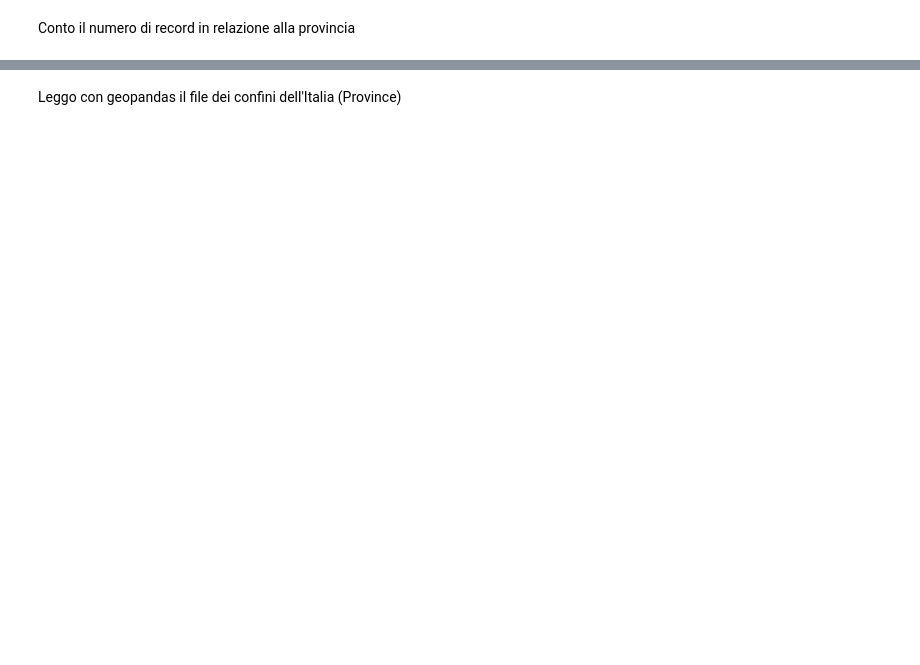
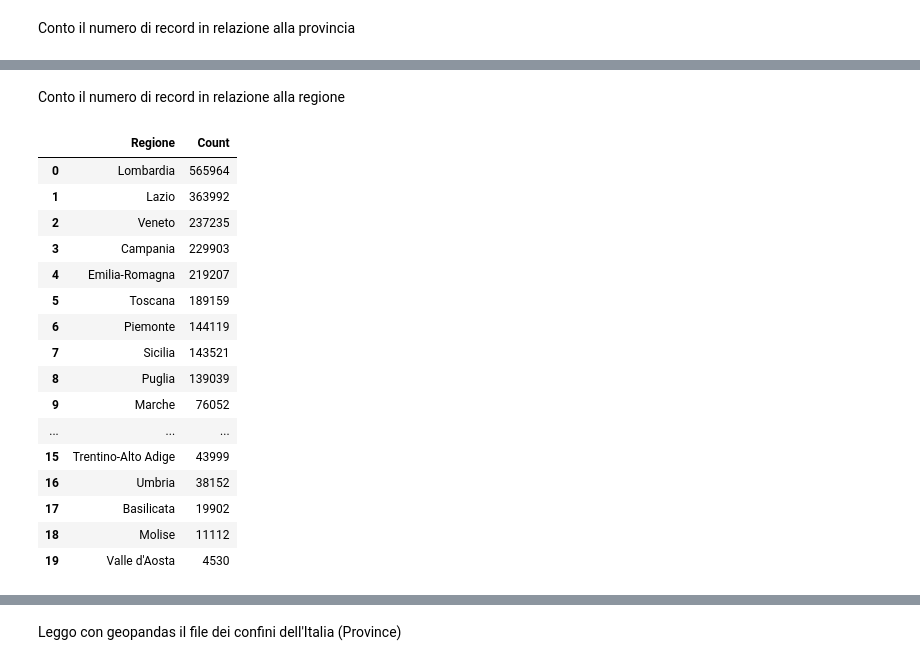
Before and after one commit to IceScreaM98/ML-companies-balance, a Jupyter notebook: Notebooks/Data_ETL/Dataset_geographic_analysis.ipynb, the cells around one changed output, grey strips where cells are left out. Saved outputs shown, nothing was run; the diff lists cells and outputs as text; code cells hidden in the pictures; blank space fills up the shorter version.

```diff
--- a/Notebooks/Data_ETL/Dataset_geographic_analysis.ipynb
+++ b/Notebooks/Data_ETL/Dataset_geographic_analysis.ipynb
@@ -45,0 +103,28 @@ province_counts["Province"].unique()
+# %% [markdown]
+Conto il numero di record in relazione alla regione
+# %%
+region_counts = pd.DataFrame(full_dataset["Regione"].value_counts()).reset_index()
+region_counts = region_counts.rename(columns={"Regione": "Count"})
+region_counts = region_counts.rename(columns={"index": "Regione"})
+region_counts = region_counts.replace({"Emilia Romagna": "Emilia-Romagna"})
+region_counts = region_counts.replace({"Trentino Alto Adige": "Trentino-Alto Adige"})
+# %%
+region_counts
+# %% [output]
+|  | Regione | Count |
+| 0 | Lombardia | 565964 |
+| 1 | Lazio | 363992 |
+| 2 | Veneto | 237235 |
+| 3 | Campania | 229903 |
+| 4 | Emilia-Romagna | 219207 |
+| 5 | Toscana | 189159 |
+| 6 | Piemonte | 144119 |
+| 7 | Sicilia | 143521 |
+| 8 | Puglia | 139039 |
+| 9 | Marche | 76052 |
+| ... | ... | ... |
+| 15 | Trentino-Alto Adige | 43999 |
+| 16 | Umbria | 38152 |
+| 17 | Basilicata | 19902 |
+| 18 | Molise | 11112 |
+| 19 | Valle d'Aosta | 4530 |
```
Also changed, not shown: parts of 26 cells of this notebook.
